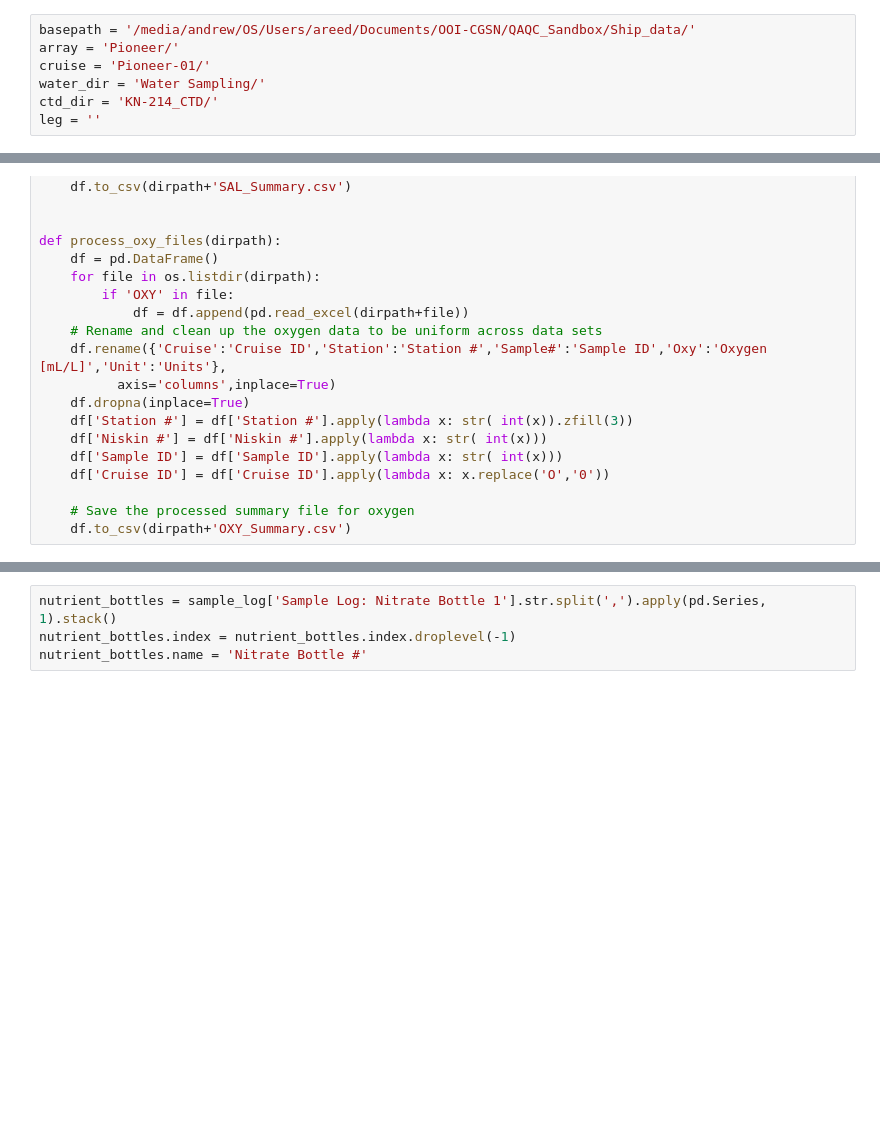
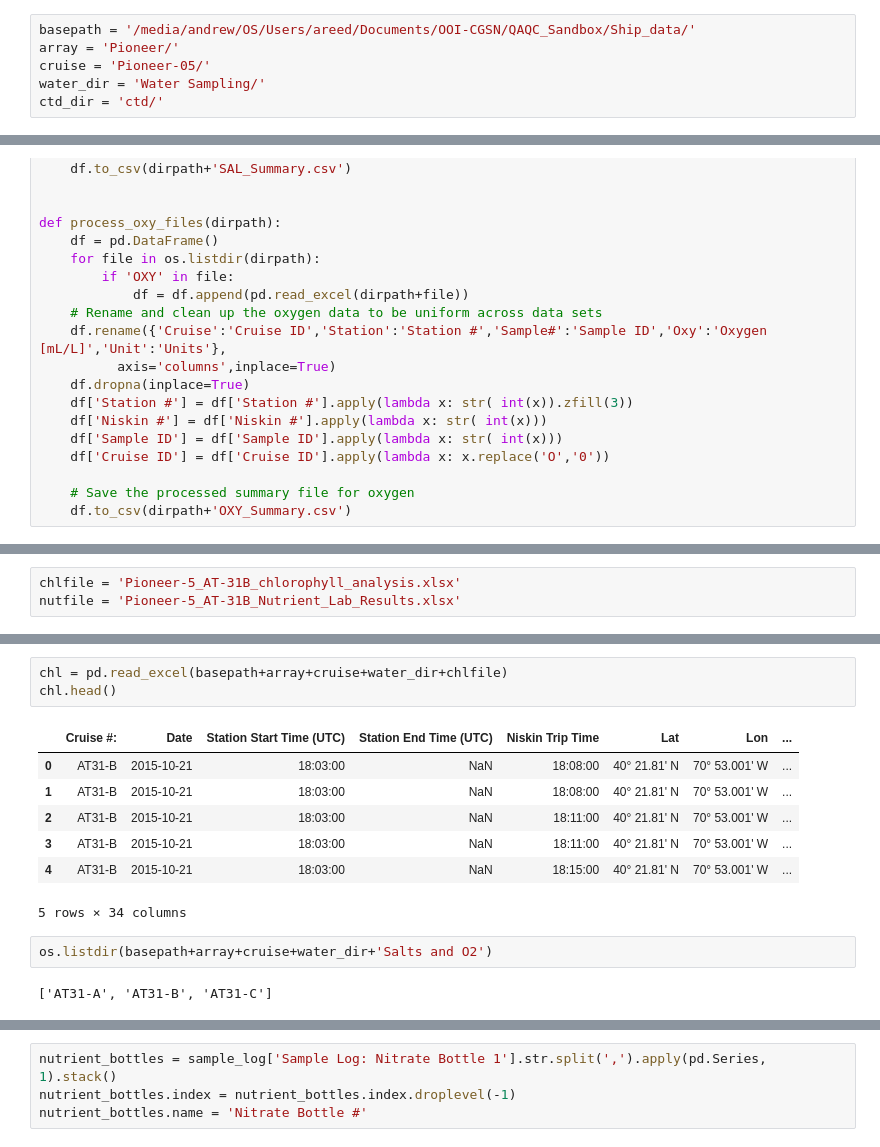
Before and after one commit to cooleyky/QAQC_Sandbox, a Jupyter notebook: Ship_data/btl_file_processing.ipynb, the cells around one changed output, grey strips where cells are left out. Cells and saved outputs as stored; diff of their text form; blank space fills up the shorter version.

```diff
--- a/Ship_data/btl_file_processing.ipynb
+++ b/Ship_data/btl_file_processing.ipynb
@@ -32,7 +32,6 @@ sbe_name_map = pd.read_excel('/media/andrew/OS/Users/areed/Documents/OOI-CGSN/QA
 # %%
 basepath = '/media/andrew/OS/Users/areed/Documents/OOI-CGSN/QAQC_Sandbox/Ship_data/'
 array = 'Pioneer/'
-cruise = 'Pioneer-01/'
+cruise = 'Pioneer-05/'
 water_dir = 'Water Sampling/'
-ctd_dir = 'KN-214_CTD/'
-leg = ''
+ctd_dir = 'ctd/'
@@ -284,0 +316,3 @@ os.listdir(basepath+array+cruise)
+# %%
+chlfile = 'Pioneer-5_AT-31B_chlorophyll_analysis.xlsx'
+nutfile = 'Pioneer-5_AT-31B_Nutrient_Lab_Results.xlsx'
@@ -284,0 +330,15 @@ os.listdir(basepath+array+cruise)
+# %%
+chl = pd.read_excel(basepath+array+cruise+water_dir+chlfile)
+chl.head()
+# %% [output]
+|  | Cruise #: | Date | Station Start Time (UTC) | Station End Time (UTC) | Niskin Trip Time | Lat | Lon | ... |
+| 0 | AT31-B | 2015-10-21 | 18:03:00 | NaN | 18:08:00 | 40° 21.81' N | 70° 53.001' W | ... |
+| 1 | AT31-B | 2015-10-21 | 18:03:00 | NaN | 18:08:00 | 40° 21.81' N | 70° 53.001' W | ... |
+| 2 | AT31-B | 2015-10-21 | 18:03:00 | NaN | 18:11:00 | 40° 21.81' N | 70° 53.001' W | ... |
+| 3 | AT31-B | 2015-10-21 | 18:03:00 | NaN | 18:11:00 | 40° 21.81' N | 70° 53.001' W | ... |
+| 4 | AT31-B | 2015-10-21 | 18:03:00 | NaN | 18:15:00 | 40° 21.81' N | 70° 53.001' W | ... |
+5 rows × 34 columns
+# %%
+os.listdir(basepath+array+cruise+water_dir+'Salts and O2')
+# %% [output]
+['AT31-A', 'AT31-B', 'AT31-C']
```
Also changed, not shown: parts of 67 cells of this notebook.
